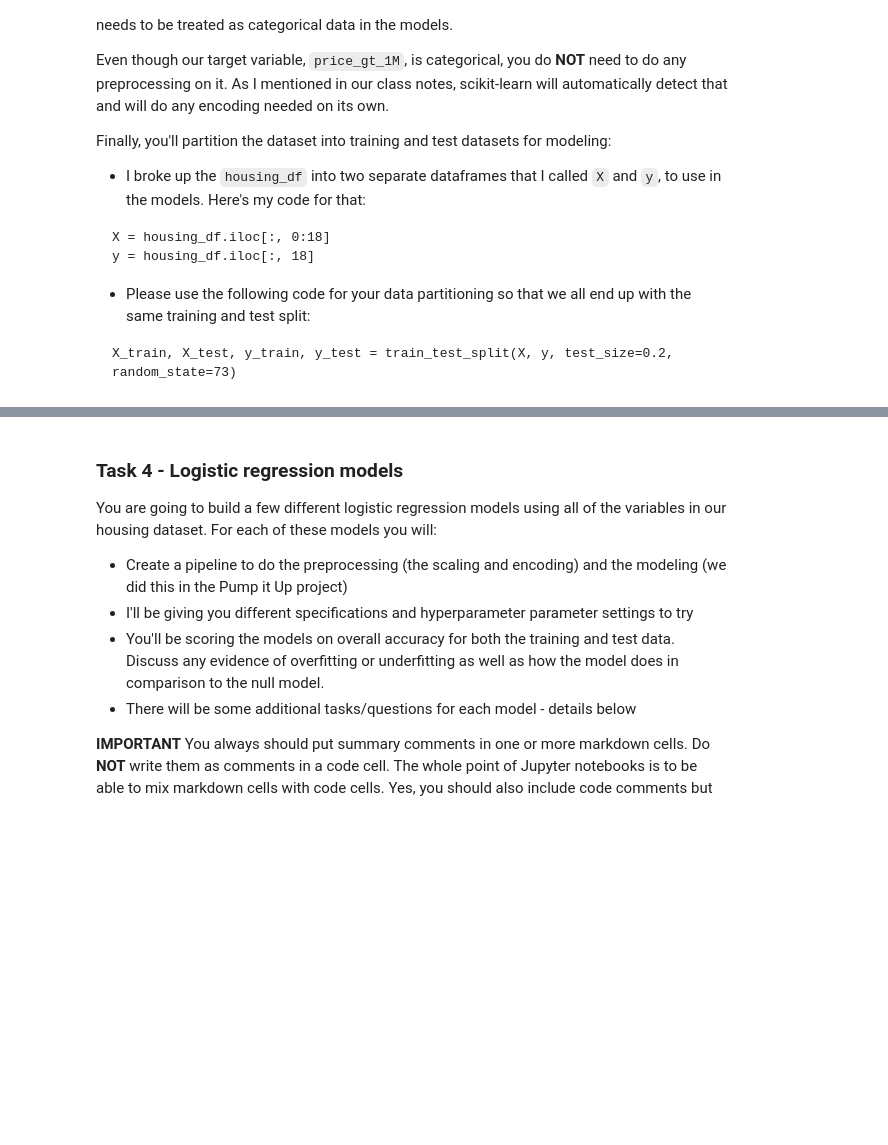
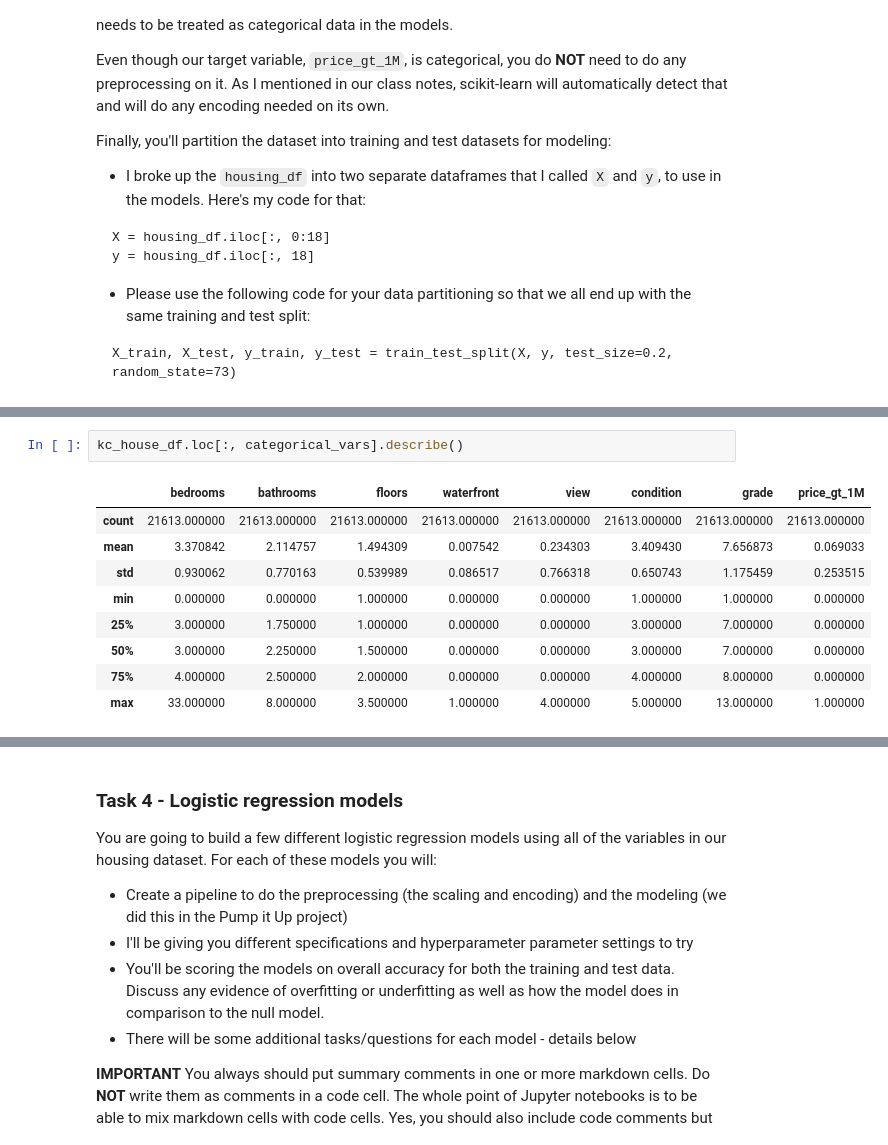
Before and after one commit to aestrona/KC_Housing_Classification, a Jupyter notebook: aap_hw1_s23_sklearn.ipynb, the cells around one changed output, grey strips where cells are left out. Cells and saved outputs as stored; diff of their text form; blank space fills up the shorter version.

```diff
--- a/aap_hw1_s23_sklearn.ipynb
+++ b/aap_hw1_s23_sklearn.ipynb
@@ -73,0 +141,12 @@ X_train, X_test, y_train, y_test = train_test_split(X, y, test_size=0.2, random_
+# %%
+kc_house_df.loc[:, categorical_vars].describe()
+# %% [output]
+|  | bedrooms | bathrooms | floors | waterfront | view | condition | grade | price_gt_1M |
+| count | 21613.000000 | 21613.000000 | 21613.000000 | 21613.000000 | 21613.000000 | 21613.000000 | 21613.000000 | 21613.000000 |
+| mean | 3.370842 | 2.114757 | 1.494309 | 0.007542 | 0.234303 | 3.409430 | 7.656873 | 0.069033 |
+| std | 0.930062 | 0.770163 | 0.539989 | 0.086517 | 0.766318 | 0.650743 | 1.175459 | 0.253515 |
+| min | 0.000000 | 0.000000 | 1.000000 | 0.000000 | 0.000000 | 1.000000 | 1.000000 | 0.000000 |
+| 25% | 3.000000 | 1.750000 | 1.000000 | 0.000000 | 0.000000 | 3.000000 | 7.000000 | 0.000000 |
+| 50% | 3.000000 | 2.250000 | 1.500000 | 0.000000 | 0.000000 | 3.000000 | 7.000000 | 0.000000 |
+| 75% | 4.000000 | 2.500000 | 2.000000 | 0.000000 | 0.000000 | 4.000000 | 8.000000 | 0.000000 |
+| max | 33.000000 | 8.000000 | 3.500000 | 1.000000 | 4.000000 | 5.000000 | 13.000000 | 1.000000 |
```
Also changed, not shown: parts of 16 cells of this notebook.
